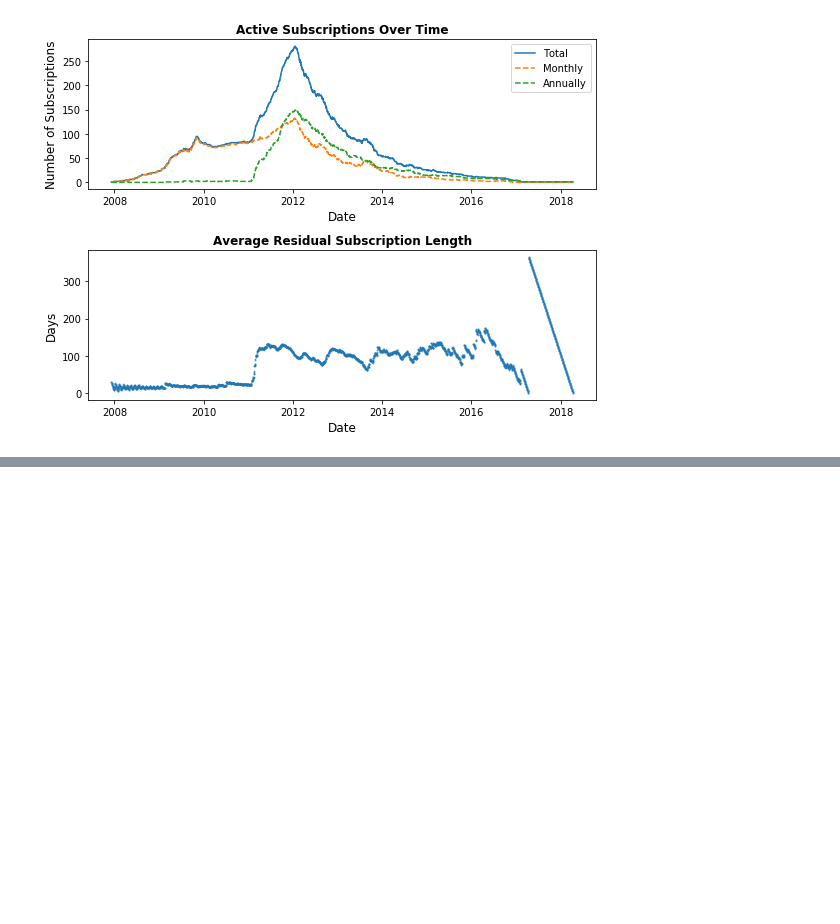
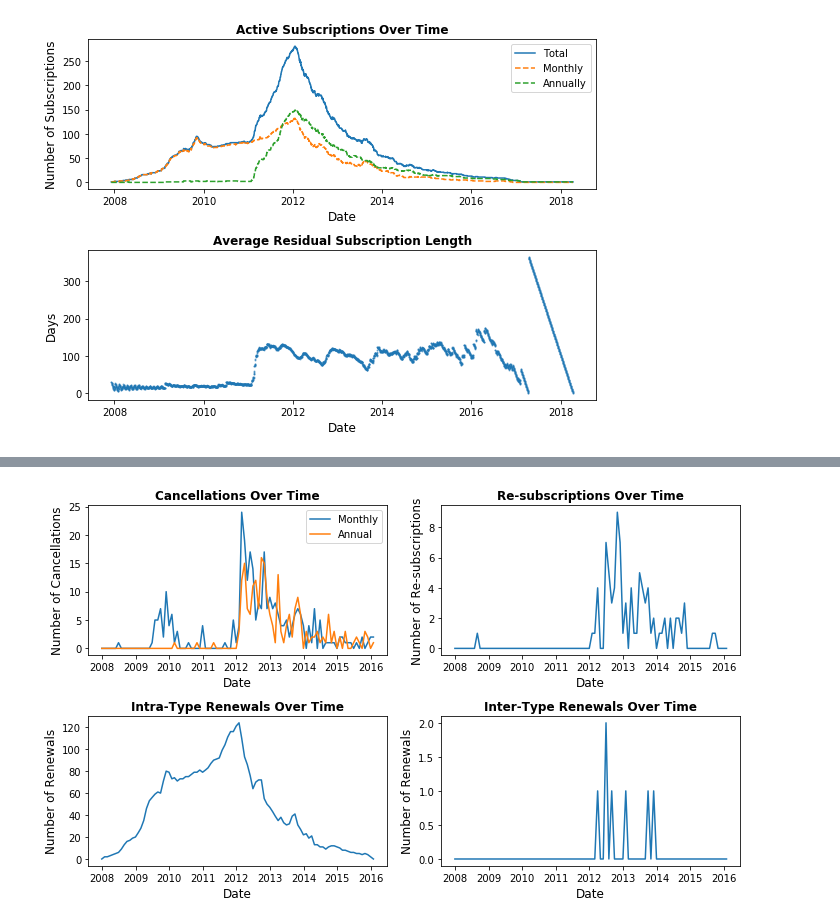
Before and after one commit to vicaws/Whizz, a Jupyter notebook: Code/Notebook/Sample Data.ipynb, the cells around one changed output, grey strips where cells are left out. Cells and saved outputs as stored; diff of their text form; code cells hidden in the pictures; blank space fills up the shorter version.

Commit message:
add new data files; add functions to compute number of cancellations

```diff
--- a/Code/Notebook/Sample Data.ipynb
+++ b/Code/Notebook/Sample Data.ipynb
@@ -163,0 +253,57 @@ plt.show()
+# %%
+df_agg = pd.DataFrame({'num_ccl_mon': num_ccl_mon, 'num_ccl_ann': num_ccl_ann,
+                      'num_rnl_a2a': num_rnl_a2a, 'num_rnl_a2m': num_rnl_a2m,
+                      'num_rnl_m2a': num_rnl_m2a, 'num_rnl_m2m': num_rnl_m2m,
+                      'num_rsc_a2a': num_rsc_a2a, 'num_rsc_a2m': num_rsc_a2m,
+                      'num_rsc_m2a': num_rsc_m2a, 'num_rsc_m2m': num_rsc_m2m}, index=dates)
+
+df_agg_monthly = df_agg.resample('M').sum()
+# %%
+fig = plt.figure(figsize=(10,6))
+
+ax = fig.add_subplot(221)
+ax.plot(df_agg_monthly.index, df_agg_monthly.num_ccl_mon, label='Monthly')
+ax.plot(df_agg_monthly.index, df_agg_monthly.num_ccl_ann, label='Annual')
+ax.set_xlabel('Date')
+ax.set_ylabel('Number of Cancellations')
+ax.set_title('Cancellations Over Time')
+ax.xaxis.label.set_size(12)
+ax.yaxis.label.set_size(12)
+ax.title.set_fontsize(12)
+ax.title.set_fontweight('bold')
+ax.legend()
+
+ax = fig.add_subplot(222)
+ax.plot(df_agg_monthly.index, df_agg_monthly.num_rsc_a2a + \
+        df_agg_monthly.num_rsc_a2m + df_agg_monthly.num_rsc_m2a + df_agg_monthly.num_rsc_m2m)
+ax.set_xlabel('Date')
+ax.set_ylabel('Number of Re-subscriptions')
+ax.set_title('Re-subscriptions Over Time')
+ax.xaxis.label.set_size(12)
+ax.yaxis.label.set_size(12)
+ax.title.set_fontsize(12)
+ax.title.set_fontweight('bold')
+
+ax = fig.add_subplot(223)
+ax.plot(df_agg_monthly.index, df_agg_monthly.num_rnl_m2m + df_agg_monthly.num_rnl_a2a)
+ax.set_xlabel('Date')
+ax.set_ylabel('Number of Renewals')
+ax.set_title('Intra-Type Renewals Over Time')
+ax.xaxis.label.set_size(12)
+ax.yaxis.label.set_size(12)
+ax.title.set_fontsize(12)
+ax.title.set_fontweight('bold')
+
+ax = fig.add_subplot(224)
+ax.plot(df_agg_monthly.index, df_agg_monthly.num_rnl_m2a + df_agg_monthly.num_rnl_a2m)
+ax.set_xlabel('Date')
+ax.set_ylabel('Number of Renewals')
+ax.set_title('Inter-Type Renewals Over Time')
+ax.xaxis.label.set_size(12)
+ax.yaxis.label.set_size(12)
+ax.title.set_fontsize(12)
+ax.title.set_fontweight('bold')
+
+plt.tight_layout()
+# %% [output]
+[figure, added]
```
Also changed, not shown: parts of 4 cells of this notebook, 3 other files.
